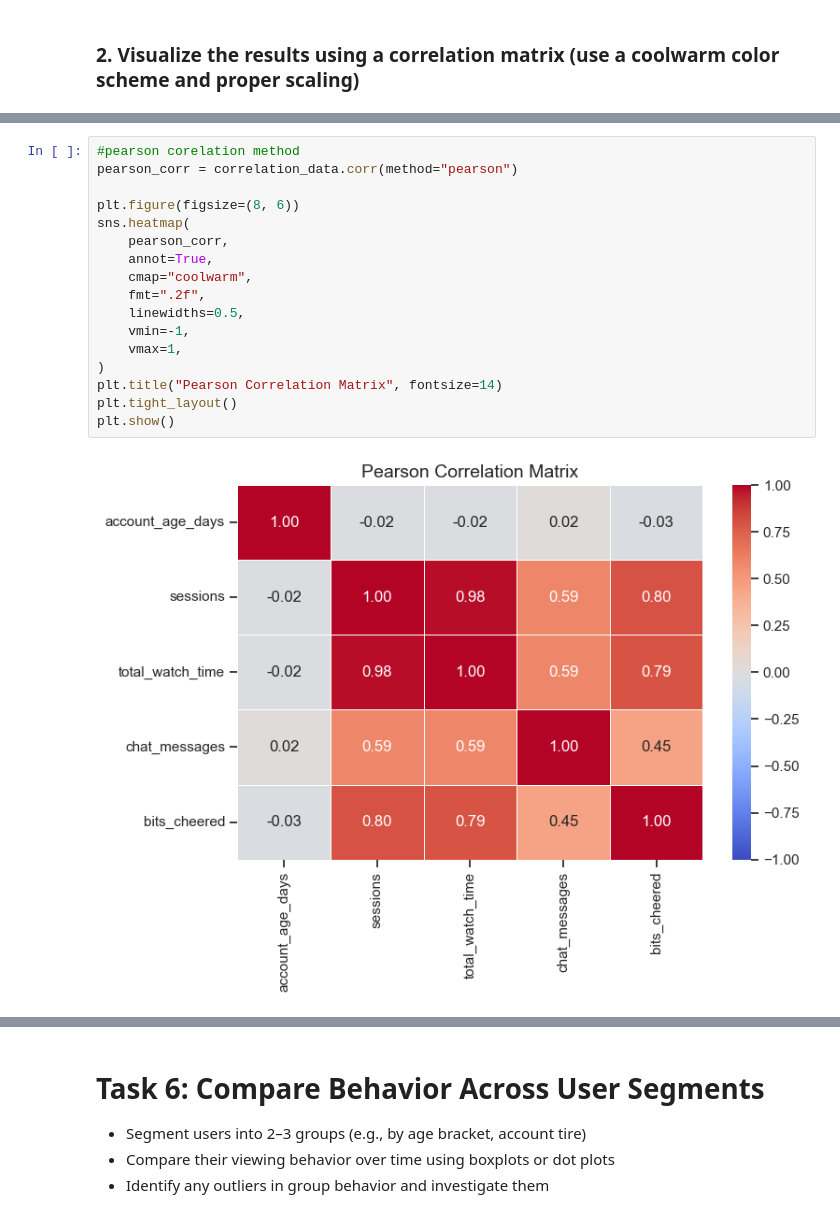
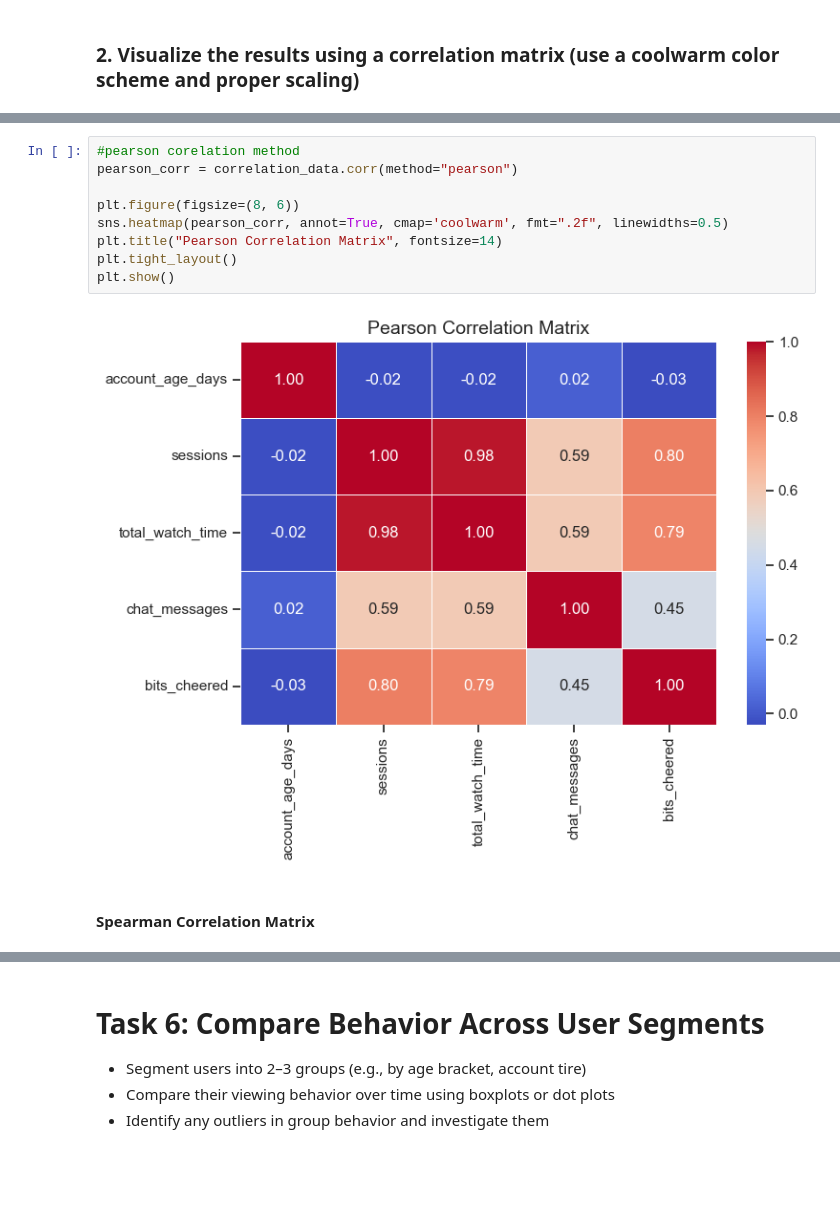
Before and after one commit to cda79/IAT461-Assignment01, a Jupyter notebook: IAT461-Assignment01-Scaffold.ipynb, the cells around one changed output, grey strips where cells are left out. Drawn from its saved outputs; the diff is of its cells as text; blank space fills up the shorter version.

```diff
--- a/IAT461-Assignment01-Scaffold.ipynb
+++ b/IAT461-Assignment01-Scaffold.ipynb
@@ -1271,22 +1266,16 @@ plt.show()
 # %%
 #pearson corelation method
 pearson_corr = correlation_data.corr(method="pearson")
 
 plt.figure(figsize=(8, 6))
-sns.heatmap(
-    pearson_corr,
-    annot=True,
-    cmap="coolwarm",
-    fmt=".2f",
-    linewidths=0.5,
-    vmin=-1,
-    vmax=1,
-)
+sns.heatmap(pearson_corr, annot=True, cmap='coolwarm', fmt=".2f", linewidths=0.5)
 plt.title("Pearson Correlation Matrix", fontsize=14)
 plt.tight_layout()
 plt.show()
 # %% [output]
-[figure, old version]
+[figure, new version]
+# %% [markdown]
+#### Spearman Correlation Matrix
 # %%
 spearman_corr = correlation_data.corr(method="spearman")
 
```
Also changed, not shown: parts of 10 cells of this notebook.
